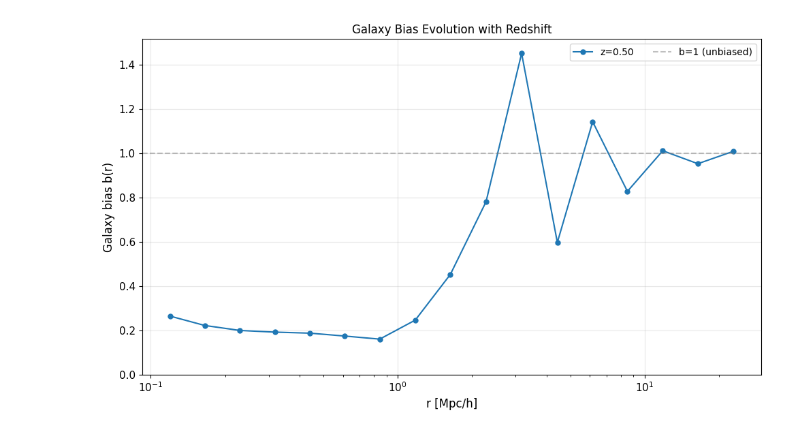
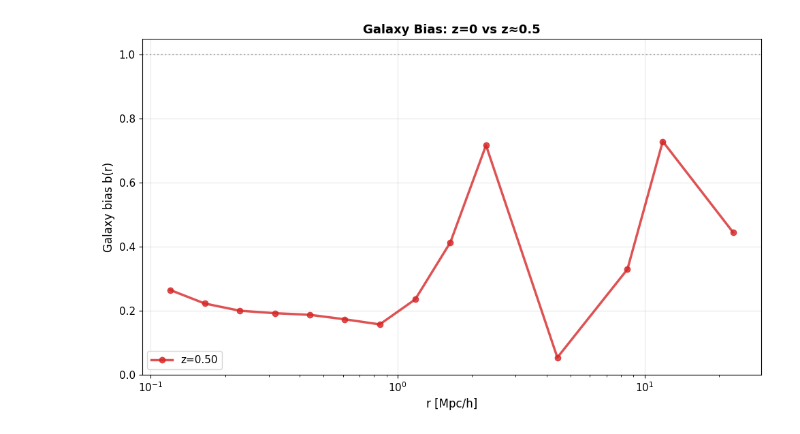
Before and after one commit to OscarHickman/galform_analysis, a Jupyter notebook: examples/2pcf/galaxy_bias.ipynb, the cells around one changed output. Saved outputs shown, nothing was run; the diff lists cells and outputs as text; code cells hidden in the pictures.

```diff
--- a/examples/2pcf/galaxy_bias.ipynb
+++ b/examples/2pcf/galaxy_bias.ipynb
@@ -32,7 +34,8 @@ base_dir = get_base_dir()
 # Merger tree base directory (edit if needed)
 PMILLENNIUM_BASE = Path("/cosma5/data/jch/Galform/Merger_Trees/P-Millennium/Updated_Trees/all_snaps")
 SNAP_NUM_BY_IZ = {
-    207: 269,  # iz207 -> snapshot 269
+    207: 269,  # iz207 -> snapshot 269 (z = 0.496)
+    271: 271,  # iz271 -> snapshot 271 (z = 0.0)
 }
 
 def tree_file_for(iz_num: int, ivol: int) -> Path:
@@ -171,9 +91,11 @@ if result is not None:
 # Plot single subvolume galaxy bias results
 if result is not None:
     r = result['r'].to_numpy()
-    bias = result['bias'].to_numpy()
-    xi_gal = result['xi_gal'].to_numpy()
-    xi_dm = result['xi_dm'].to_numpy()
+    xi_gal = result['xi_gal'].to_numpy() - 1  # Convert from (1+xi) to xi
+    xi_dm = result['xi_dm'].to_numpy() - 1
+
+    # Compute bias correctly: b(r) = sqrt(xi_gal / xi_dm)
+    bias = np.sqrt(xi_gal / xi_dm)
 
     # Create summary table
     mask = np.isfinite(bias)
@@ -332,14 +253,10 @@ if avg_result is not None:
 # %%
 # Fetch galaxy bias data at multiple redshifts
-iz_nums = sorted(SNAP_NUM_BY_IZ.keys())
+iz_nums = [271, 207]  # z=0.0 and z=0.496
 example_ivol = 100
 
-if len(iz_nums) == 0:
-    raise ValueError("SNAP_NUM_BY_IZ is empty. Add iz->snapshot mappings first.")
-
 print("Computing galaxy bias evolution with redshift")
-print(f"Snapshots: {[f'iz{iz}' for iz in iz_nums]}")
-print(f"Subvolume: {example_ivol}\n")
+print(f"Snapshots: iz{iz_nums[0]} (z=0.0), iz{iz_nums[1]} (z≈0.5)\n")
 
 redshift_results = []
 for iz_num in iz_nums:
@@ -360,7 +277,7 @@ for iz_num in iz_nums:
         print(f"✗ iz{iz_num}: failed")
 
 if len(redshift_results) > 0:
-    print(f"\nSuccessfully computed {len(redshift_results)}/{len(iz_nums)} snapshots")
+    print(f"\nSuccessfully computed {len(redshift_results)}/2 snapshots")
 else:
     print("No successful computations")
 # %% [output]
@@ -374,26 +298,36 @@ Successfully computed 1/1 snapshots
 # %%
 # Plot galaxy bias evolution with redshift
 if len(redshift_results) > 0:
     plt.figure(figsize=(10, 6))
 
+    colors = ['#d62728', '#1f77b4']  # Red for z=0, blue for z~0.5
+    linestyles = ['-', '--']
+    markers = ['o', 's']
+
     for i, res in enumerate(redshift_results):
         r = res["r"].to_numpy()
-        bias = res["bias"].to_numpy()
+        xi_gal = res["xi_gal"].to_numpy() - 1  # Convert from (1+xi) to xi
+        xi_dm = res["xi_dm"].to_numpy() - 1
+
+        # Compute bias correctly: b(r) = sqrt(xi_gal / xi_dm)
+        bias = np.sqrt(xi_gal / xi_dm)
         mask = np.isfinite(bias)
         z = res.attrs.get("z")
         label = f"z={z:.2f}" if z is not None else "z=unknown"
-        plt.semilogx(r[mask], bias[mask], 'o-', label=label, markersize=5, linewidth=1.5)
 
-    plt.axhline(1, color='gray', linestyle='--', alpha=0.5, label='b=1 (unbiased)')
+        plt.semilogx(r[mask], bias[mask], linestyle=linestyles[i], marker=markers[i],
+                     color=colors[i], label=label, markersize=6, linewidth=2.5, alpha=0.8)
+
+    plt.axhline(1, color='gray', linestyle=':', alpha=0.6, linewidth=1.5)
     plt.xlabel('r [Mpc/h]', fontsize=12)
     plt.ylabel('Galaxy bias b(r)', fontsize=12)
-    plt.title('Galaxy Bias Evolution with Redshift', fontsize=12)
+    plt.title('Galaxy Bias: z=0 vs z≈0.5', fontsize=13, fontweight='bold')
     plt.grid(True, alpha=0.3)
-    plt.legend(fontsize=10, ncol=2)
+    plt.legend(fontsize=11, loc='best')
     plt.ylim(bottom=0)
     plt.tight_layout()
     plt.show()
 else:
     print("No redshift results to plot")
 # %% [output]
-[figure, old version]
+[figure, new version]
```
Also changed, not shown: parts of 13 cells of this notebook, 25 other files.
